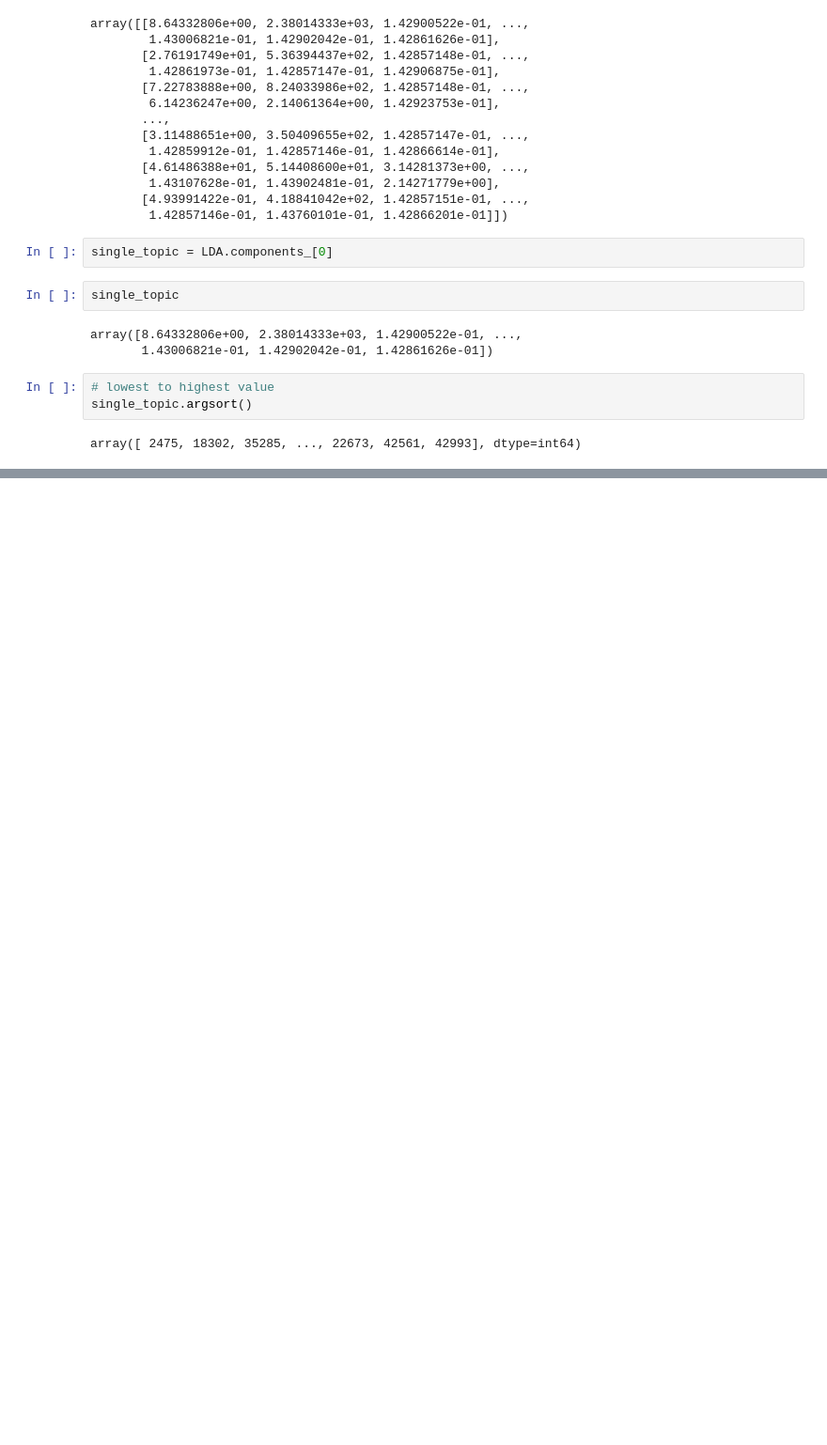
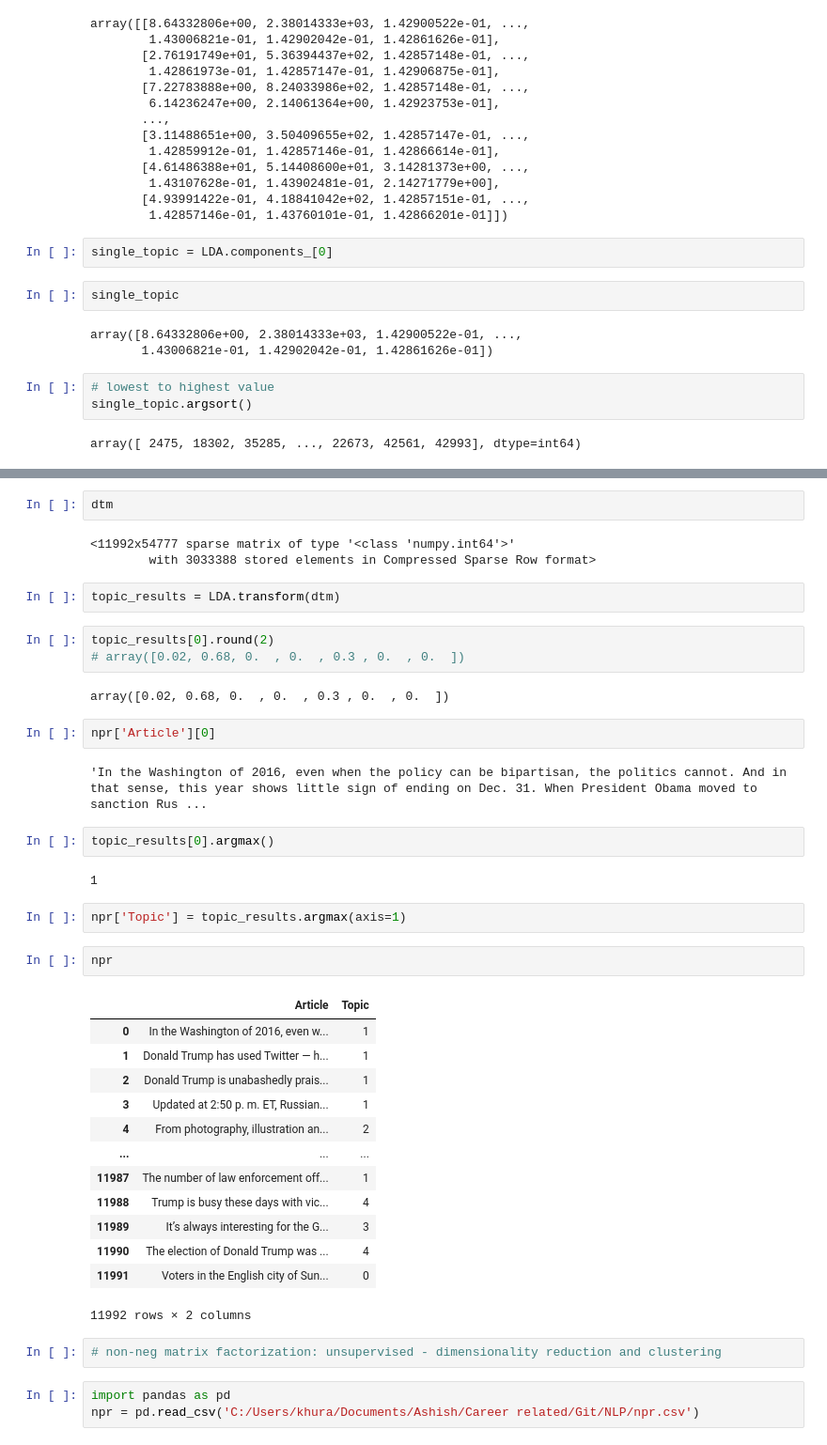
Before and after one commit to Ashishkhurana01/NLP, a Jupyter notebook: NLP.ipynb, the cells around one changed output, grey strips where cells are left out. Shown at 94% size. Drawn from its saved outputs; the diff is of its cells as text; blank space fills up the shorter version.

```diff
--- a/NLP.ipynb
+++ b/NLP.ipynb
@@ -1545,0 +1610,43 @@ single_topic.argsort()[-10:]
+# %%
+dtm
+# %% [output]
+<11992x54777 sparse matrix of type '<class 'numpy.int64'>'
+        with 3033388 stored elements in Compressed Sparse Row format>
+# %%
+topic_results = LDA.transform(dtm)
+# %%
+topic_results[0].round(2)
+# array([0.02, 0.68, 0.  , 0.  , 0.3 , 0.  , 0.  ])
+# %% [output]
+array([0.02, 0.68, 0.  , 0.  , 0.3 , 0.  , 0.  ])
+# %%
+npr['Article'][0]
+# %% [output]
+'In the Washington of 2016, even when the policy can be bipartisan, the politics cannot. And in that sense, this year shows little sign of ending on Dec. 31. When President Obama moved to sanction Rus ...
+# %%
+topic_results[0].argmax()
+# %% [output]
+1
+# %%
+npr['Topic'] = topic_results.argmax(axis=1)
+# %%
+npr
+# %% [output]
+|  | Article | Topic |
+| 0 | In the Washington of 2016, even w... | 1 |
+| 1 | Donald Trump has used Twitter — h... | 1 |
+| 2 | Donald Trump is unabashedly prais... | 1 |
+| 3 | Updated at 2:50 p. m. ET, Russian... | 1 |
+| 4 | From photography, illustration an... | 2 |
+| ... | ... | ... |
+| 11987 | The number of law enforcement off... | 1 |
+| 11988 | Trump is busy these days with vic... | 4 |
+| 11989 | It’s always interesting for the G... | 3 |
+| 11990 | The election of Donald Trump was ... | 4 |
+| 11991 | Voters in the English city of Sun... | 0 |
+11992 rows × 2 columns
+# %%
+# non-neg matrix factorization: unsupervised - dimensionality reduction and clustering
+# %%
+import pandas as pd
+npr = pd.read_csv('C:/Users/khura/Documents/Ashish/Career related/Git/NLP/npr.csv')
```
Also changed, not shown: parts of 16 cells of this notebook.
